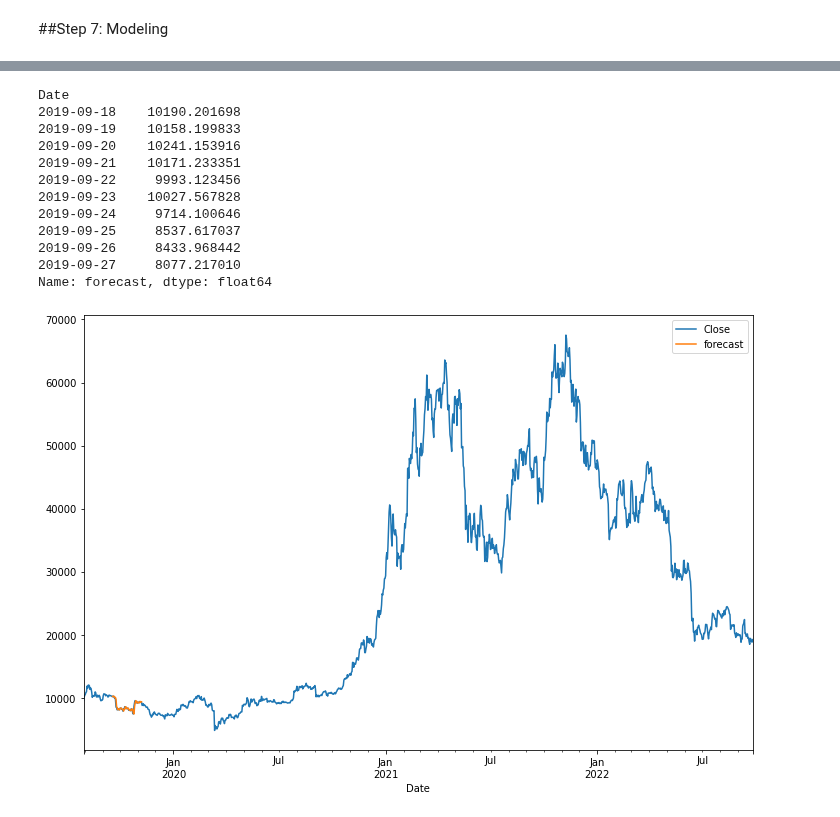
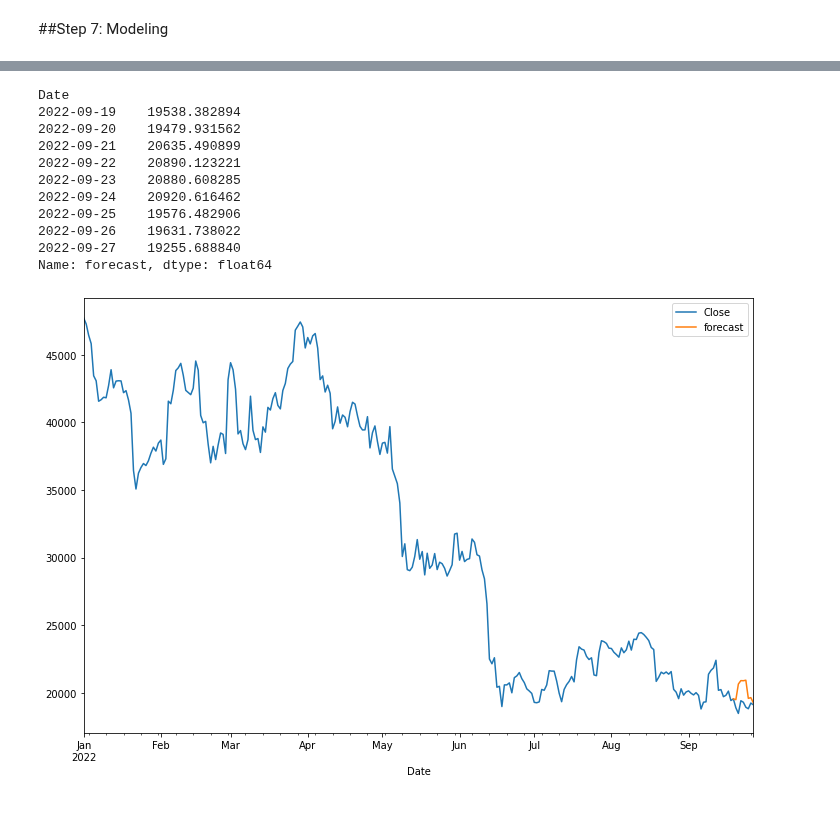
Before and after one commit to huy2212/bitcoin_price_prediction, a Jupyter notebook: data_preprocessing.ipynb, the cells around one changed output, grey strips where cells are left out. Drawn from its saved outputs; the diff is of its cells as text; code cells hidden in the pictures.

```diff
--- a/data_preprocessing.ipynb
+++ b/data_preprocessing.ipynb
@@ -174,3 +165,7 @@ df.head()
+# %%
+#Keep only this year values, drop the redundant.
+remove_part = df[df['Date'].str[3] != '2']
+df = df.drop(remove_part.index, axis = 0)
 # %%
 #Change date type to datetime64
 df['Date'] = df['Date'].astype('datetime64')
@@ -180,0 +186,5 @@ df.set_index('Date', inplace= True)
+# %%
+from pmdarima.model_selection import train_test_split
+
+train_data, test_data = train_test_split(df['Close'], test_size = 10)
+test_data.shape, train_data.shape
@@ -328,6 +340,6 @@ Warnings:
 # %%
 import statsmodels.api as sa
 # %%
-model = sa.tsa.statespace.SARIMAX(df['Close'], order=(0, 1, 1))
-model_fit = model.fit()
+model=sa.tsa.statespace.SARIMAX(train_data,order=(0, 1, 1),seasonal_order=(2,1,0,12))
+results=model.fit()
 # %%
@@ -351,20 +365,19 @@ SARIMAX Results
 Warnings:
 [1] Covariance matrix calculated using the outer product of gradients (complex-step).
 # %%
-df['forecast']=model_fit.predict(start = 50, end = 100, dynamic = False)
+df['forecast']=results.predict(start = 261, end = 270, dynamic = True)
 df[['Close','forecast']].plot(figsize=(12,8))
 df['forecast'].dropna()[0:10]
 # %% [output]
 Date
-2019-09-18    10190.201698
-2019-09-19    10158.199833
-2019-09-20    10241.153916
-2019-09-21    10171.233351
-2019-09-22     9993.123456
-2019-09-23    10027.567828
-2019-09-24     9714.100646
-2019-09-25     8537.617037
-2019-09-26     8433.968442
-2019-09-27     8077.217010
+2022-09-19    19538.382894
+2022-09-20    19479.931562
+2022-09-21    20635.490899
+2022-09-22    20890.123221
+2022-09-23    20880.608285
+2022-09-24    20920.616462
+2022-09-25    19576.482906
+2022-09-26    19631.738022
+2022-09-27    19255.688840
 Name: forecast, dtype: float64
-[figure, old version]
+[figure, new version]
```
Also changed, not shown: parts of 17 cells of this notebook.
